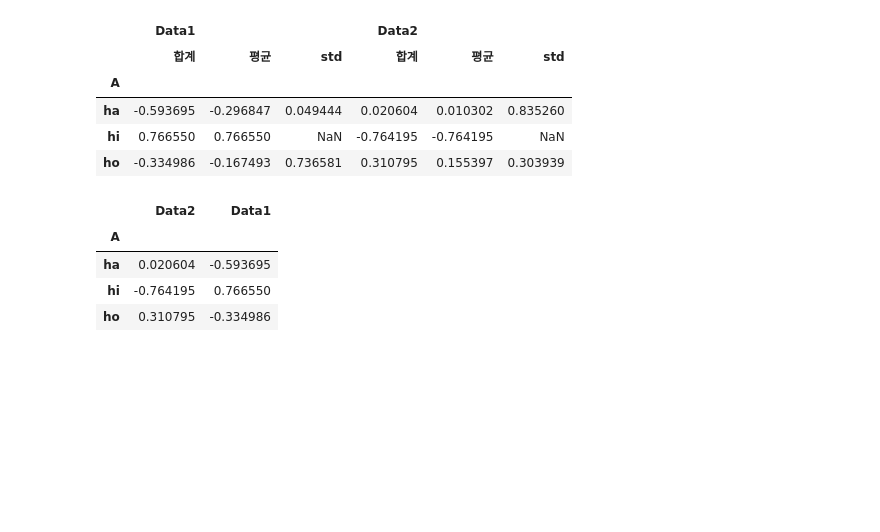
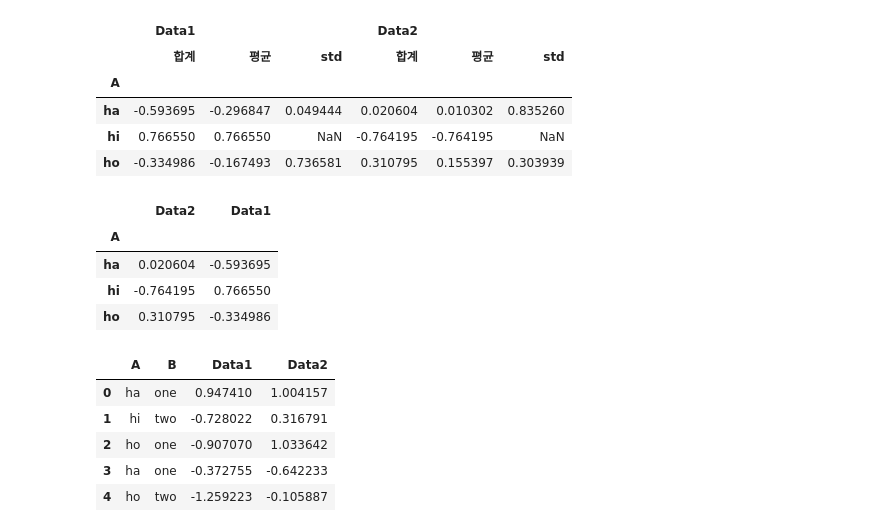
Before and after one commit to jooyyoo/Data-Mining, a Jupyter notebook: DataMining_11.2.ipynb, the cells around one changed output. Saved outputs shown, nothing was run; the diff lists cells and outputs as text; code cells hidden in the pictures; blank space fills up the shorter version.

```diff
--- a/DataMining_11.2.ipynb
+++ b/DataMining_11.2.ipynb
@@ -299,3 +299,18 @@ grouped.agg({'Data2':np.sum,'Data1':lambda x:np.sum(x)})
 | ha | 0.020604 | -0.593695 |
 | hi | -0.764195 | 0.766550 |
 | ho | 0.310795 | -0.334986 |
+# %%
+import pandas as pd
+import numpy as np
+df = pd.DataFrame({'A':['ha','hi','ho','ha','ho'],
+                  'B':['one','two','one','one','two'],
+                  'Data1':np.random.randn(5),
+                  'Data2':np.random.randn(5)})
+df
+# %% [output]
+|  | A | B | Data1 | Data2 |
+| 0 | ha | one | 0.947410 | 1.004157 |
+| 1 | hi | two | -0.728022 | 0.316791 |
+| 2 | ho | one | -0.907070 | 1.033642 |
+| 3 | ha | one | -0.372755 | -0.642233 |
+| 4 | ho | two | -1.259223 | -0.105887 |
```
Also changed, not shown: parts of 1 cell of this notebook.
